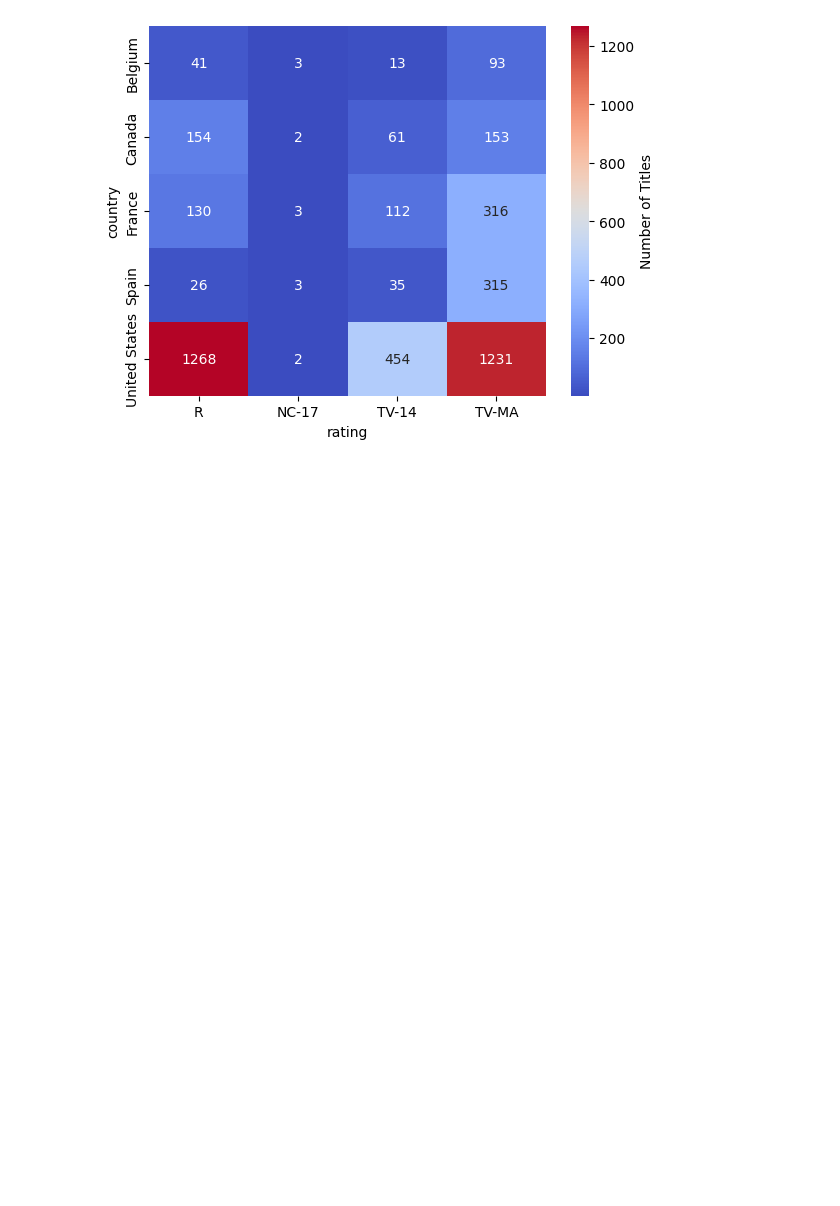
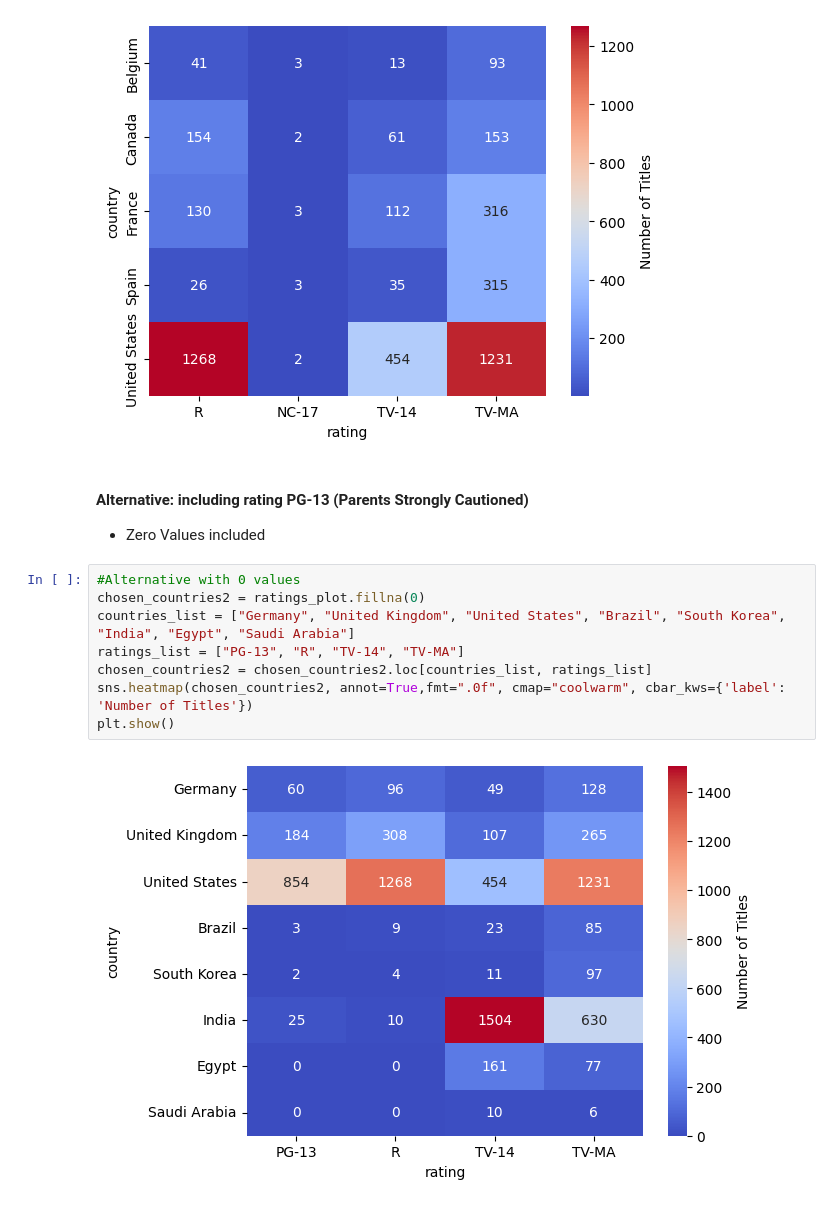
Before and after one commit to HamzahFayad/netflix-insights, a Jupyter notebook: netflix_data_analysis.ipynb, the cells around one changed output. Cells and saved outputs as stored; diff of their text form; blank space fills up the shorter version.

Commit message:
Movie/TV Shows Rating by Countries 2

```diff
--- a/netflix_data_analysis.ipynb
+++ b/netflix_data_analysis.ipynb
@@ -190,3 +190,16 @@ sns.heatmap(chosen_countries, annot=True,fmt=".0f", cmap="coolwarm", cbar_kws={'
 plt.show()
 # %% [output]
 [figure]
+# %% [markdown]
+#### Alternative: including rating PG-13 (Parents Strongly Cautioned)
+- Zero Values included
+# %%
+#Alternative with 0 values
+chosen_countries2 = ratings_plot.fillna(0)
+countries_list = ["Germany", "United Kingdom", "United States", "Brazil", "South Korea", "India", "Egypt", "Saudi Arabia"]
+ratings_list = ["PG-13", "R", "TV-14", "TV-MA"]
+chosen_countries2 = chosen_countries2.loc[countries_list, ratings_list]
+sns.heatmap(chosen_countries2, annot=True,fmt=".0f", cmap="coolwarm", cbar_kws={'label': 'Number of Titles'})
+plt.show()
+# %% [output]
+[figure, added]
```
